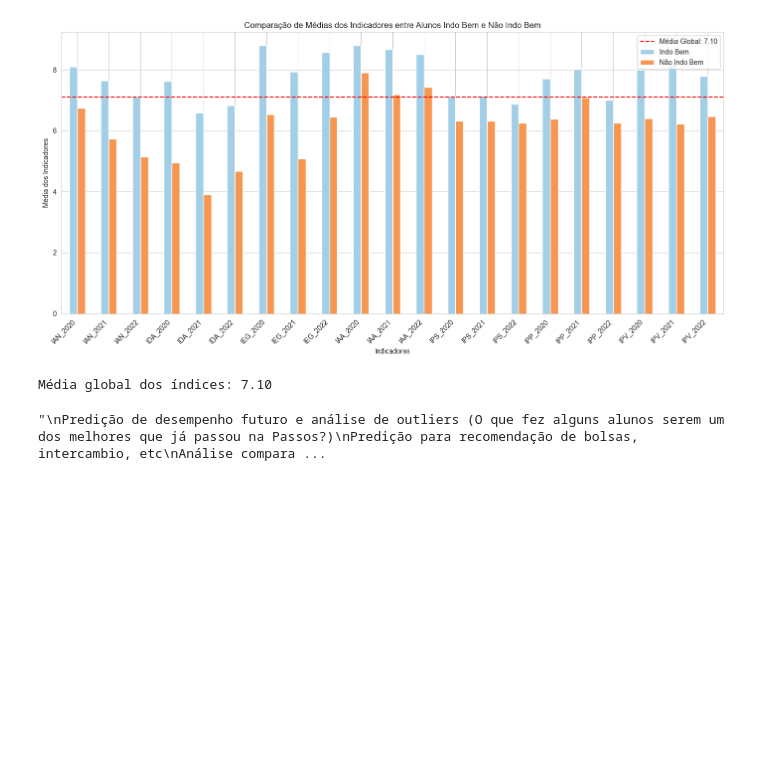
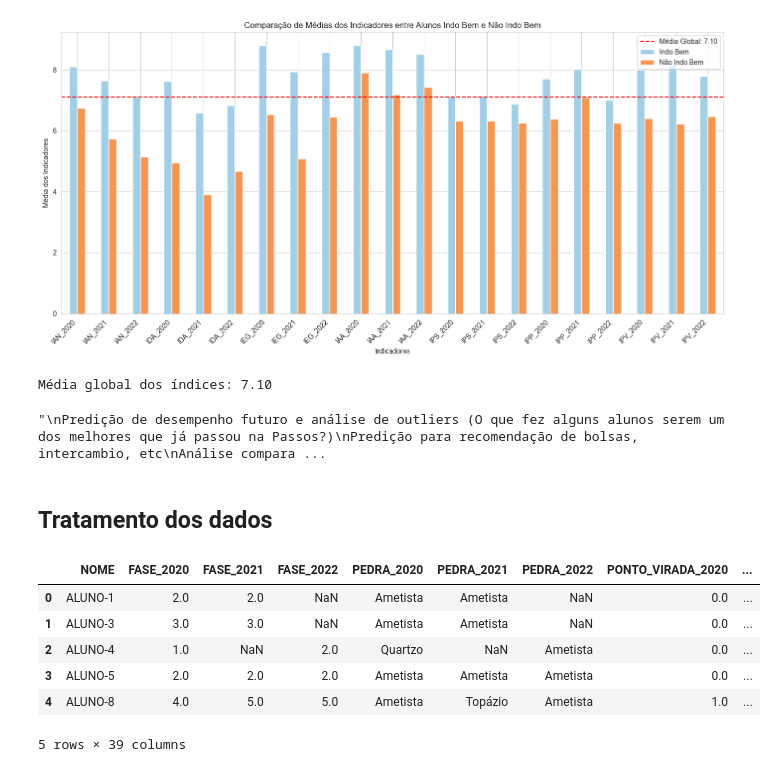
Before and after one commit to Tamireees/Datathon-Projeto-Passos-Magicos, a Jupyter notebook: notebook/Passos_Magicos_dataset.ipynb, the cells around one changed output. Saved outputs shown, nothing was run; the diff lists cells and outputs as text; code cells hidden in the pictures; blank space fills up the shorter version.

```diff
--- a/notebook/Passos_Magicos_dataset.ipynb
+++ b/notebook/Passos_Magicos_dataset.ipynb
@@ -938,3 +926,15 @@ Tentar prever qual seria a “pedra” de um novo aluno com X pontuações de í
 '''
 # %% [output]
 "\nPredição de desempenho futuro e análise de outliers (O que fez alguns alunos serem um dos melhores que já passou na Passos?)\nPredição para recomendação de bolsas, intercambio, etc\nAnálise compara ...
+# %% [markdown]
+## Tratamento dos dados
+# %%
+df_clean.head()
+# %% [output]
+|  | NOME | FASE_2020 | FASE_2021 | FASE_2022 | PEDRA_2020 | PEDRA_2021 | PEDRA_2022 | PONTO_VIRADA_2020 | ... |
+| 0 | ALUNO-1 | 2.0 | 2.0 | NaN | Ametista | Ametista | NaN | 0.0 | ... |
+| 1 | ALUNO-3 | 3.0 | 3.0 | NaN | Ametista | Ametista | NaN | 0.0 | ... |
+| 2 | ALUNO-4 | 1.0 | NaN | 2.0 | Quartzo | NaN | Ametista | 0.0 | ... |
+| 3 | ALUNO-5 | 2.0 | 2.0 | 2.0 | Ametista | Ametista | Ametista | 0.0 | ... |
+| 4 | ALUNO-8 | 4.0 | 5.0 | 5.0 | Ametista | Topázio | Ametista | 1.0 | ... |
+5 rows × 39 columns
```
Also changed, not shown: parts of 10 cells of this notebook.
